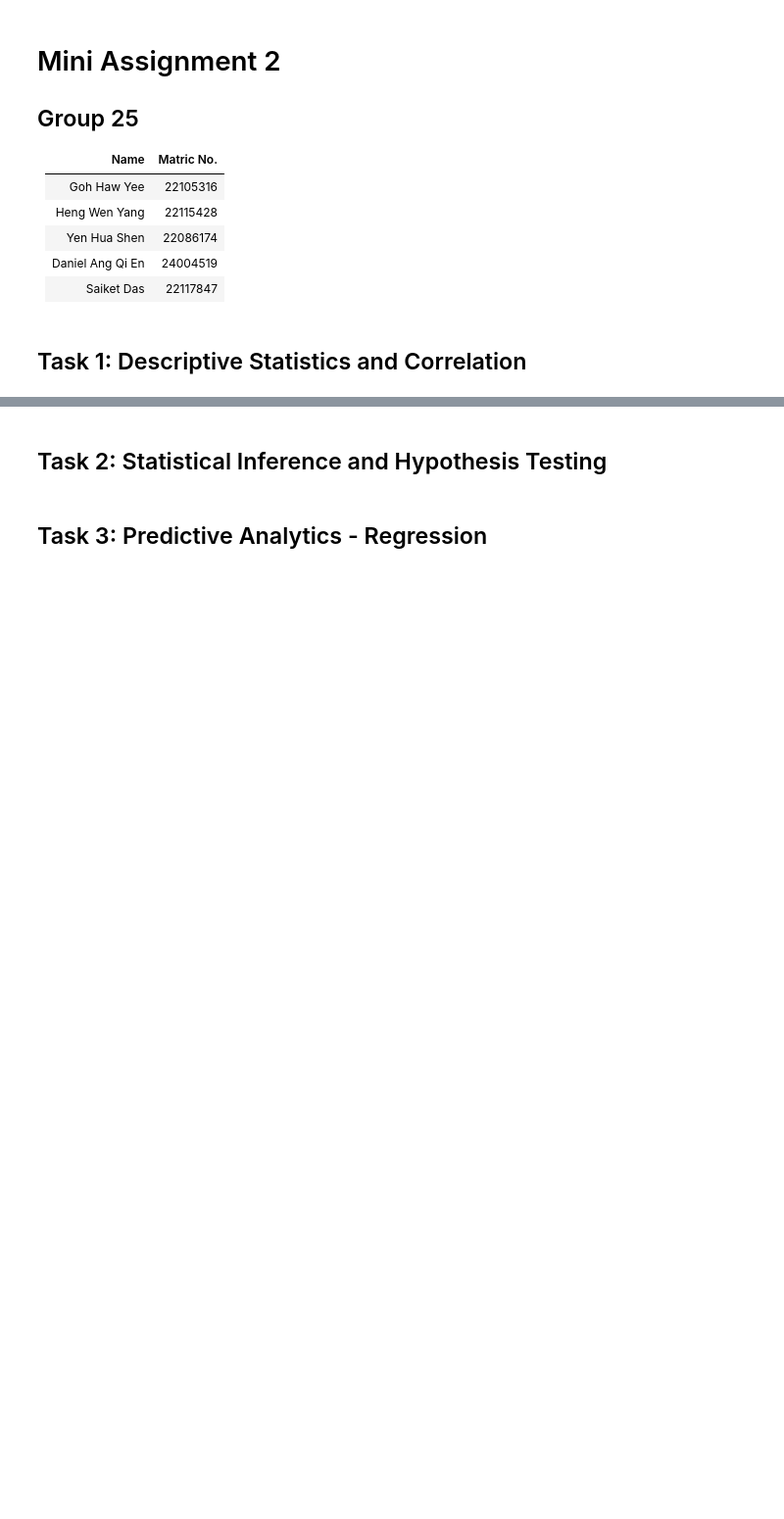
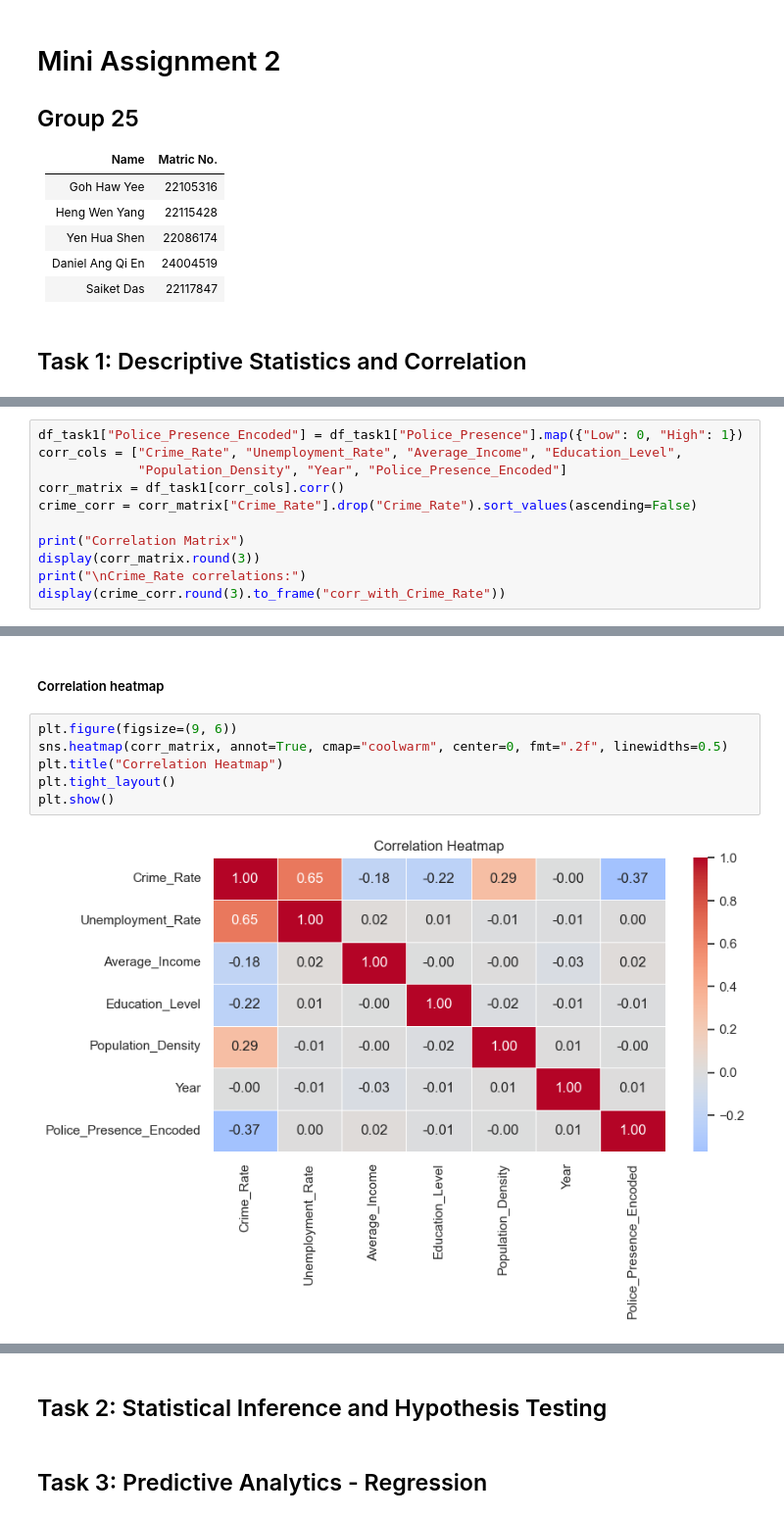
Before and after one commit to BuzzOffer/WIF3009-A2, a Jupyter notebook: A2.ipynb, the cells around one changed output, grey strips where cells are left out. Shown at 98% size. Drawn from its saved outputs; the diff is of its cells as text; blank space fills up the shorter version.

```diff
--- a/A2.ipynb
+++ b/A2.ipynb
@@ -14,0 +135,11 @@
+# %%
+df_task1["Police_Presence_Encoded"] = df_task1["Police_Presence"].map({"Low": 0, "High": 1})
+corr_cols = ["Crime_Rate", "Unemployment_Rate", "Average_Income", "Education_Level",
+             "Population_Density", "Year", "Police_Presence_Encoded"]
+corr_matrix = df_task1[corr_cols].corr()
+crime_corr = corr_matrix["Crime_Rate"].drop("Crime_Rate").sort_values(ascending=False)
+
+print("Correlation Matrix")
+display(corr_matrix.round(3))
+print("\nCrime_Rate correlations:")
+display(crime_corr.round(3).to_frame("corr_with_Crime_Rate"))
@@ -14,0 +164,10 @@
+# %% [markdown]
+##### Correlation heatmap
+# %%
+plt.figure(figsize=(9, 6))
+sns.heatmap(corr_matrix, annot=True, cmap="coolwarm", center=0, fmt=".2f", linewidths=0.5)
+plt.title("Correlation Heatmap")
+plt.tight_layout()
+plt.show()
+# %% [output]
+[figure, added]
```
Also changed, not shown: parts of 19 cells of this notebook.
